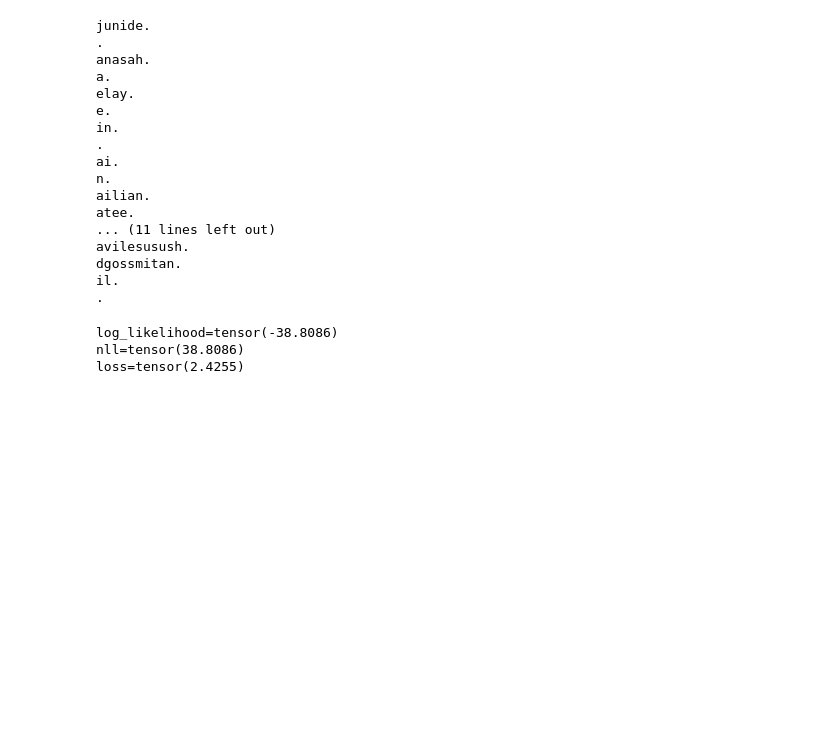
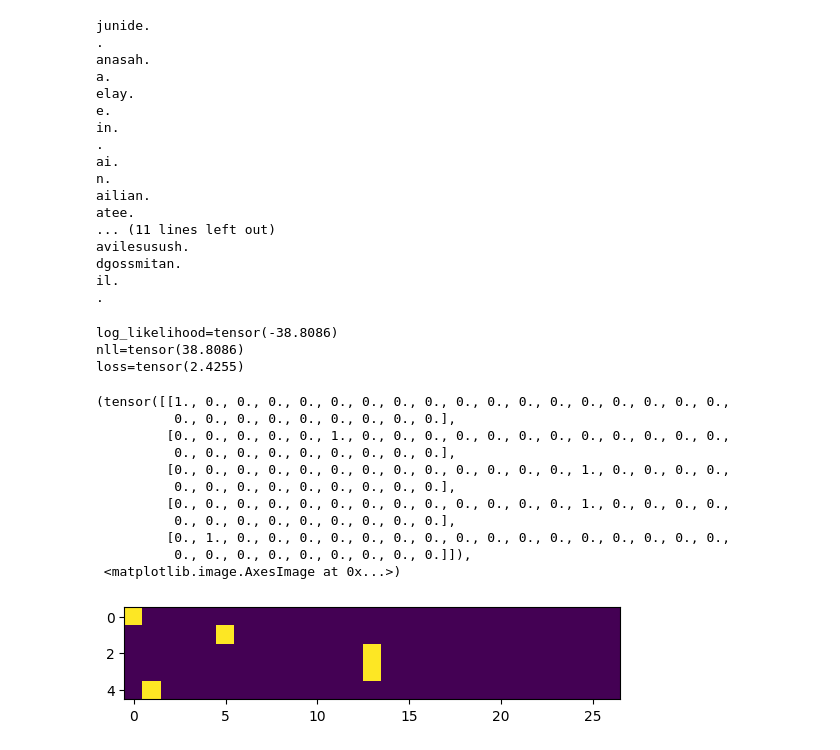
Before and after one commit to tajpouria/ml, a Jupyter notebook: make_more.ipynb, the cells around one changed output. Saved outputs shown, nothing was run; the diff lists cells and outputs as text; code cells hidden in the pictures; blank space fills up the shorter version.

```diff
--- a/make_more.ipynb
+++ b/make_more.ipynb
@@ -130,3 +131,30 @@ print(f"{loss=}")
 log_likelihood=tensor(-38.8086)
 nll=tensor(38.8086)
 loss=tensor(2.4255)
+# %%
+# creating the training set for bigram (x, y)
+xs, ys = [], []
+for w in words[:1]:
+  chs = ['.'] + list(w) + ['.']
+  for ch1, ch2 in zip(chs, chs[1:]):
+    ix, iy = stoi[ch1], stoi[ch2]
+    xs.append(ix)
+    ys.append(iy)
+
+xs, ys = torch.tensor(xs), torch.tensor(ys)
+# %%
+xenc = F.one_hot(xs, num_classes=27).float()
+xenc, plt.imshow(xenc)
+# %% [output]
+(tensor([[1., 0., 0., 0., 0., 0., 0., 0., 0., 0., 0., 0., 0., 0., 0., 0., 0., 0.,
+          0., 0., 0., 0., 0., 0., 0., 0., 0.],
+         [0., 0., 0., 0., 0., 1., 0., 0., 0., 0., 0., 0., 0., 0., 0., 0., 0., 0.,
+          0., 0., 0., 0., 0., 0., 0., 0., 0.],
+         [0., 0., 0., 0., 0., 0., 0., 0., 0., 0., 0., 0., 0., 1., 0., 0., 0., 0.,
+          0., 0., 0., 0., 0., 0., 0., 0., 0.],
+         [0., 0., 0., 0., 0., 0., 0., 0., 0., 0., 0., 0., 0., 1., 0., 0., 0., 0.,
+          0., 0., 0., 0., 0., 0., 0., 0., 0.],
+         [0., 1., 0., 0., 0., 0., 0., 0., 0., 0., 0., 0., 0., 0., 0., 0., 0., 0.,
+          0., 0., 0., 0., 0., 0., 0., 0., 0.]]),
+ <matplotlib.image.AxesImage at 0x...>)
+[figure, added]
```
Also changed, not shown: parts of 1 cell of this notebook.
